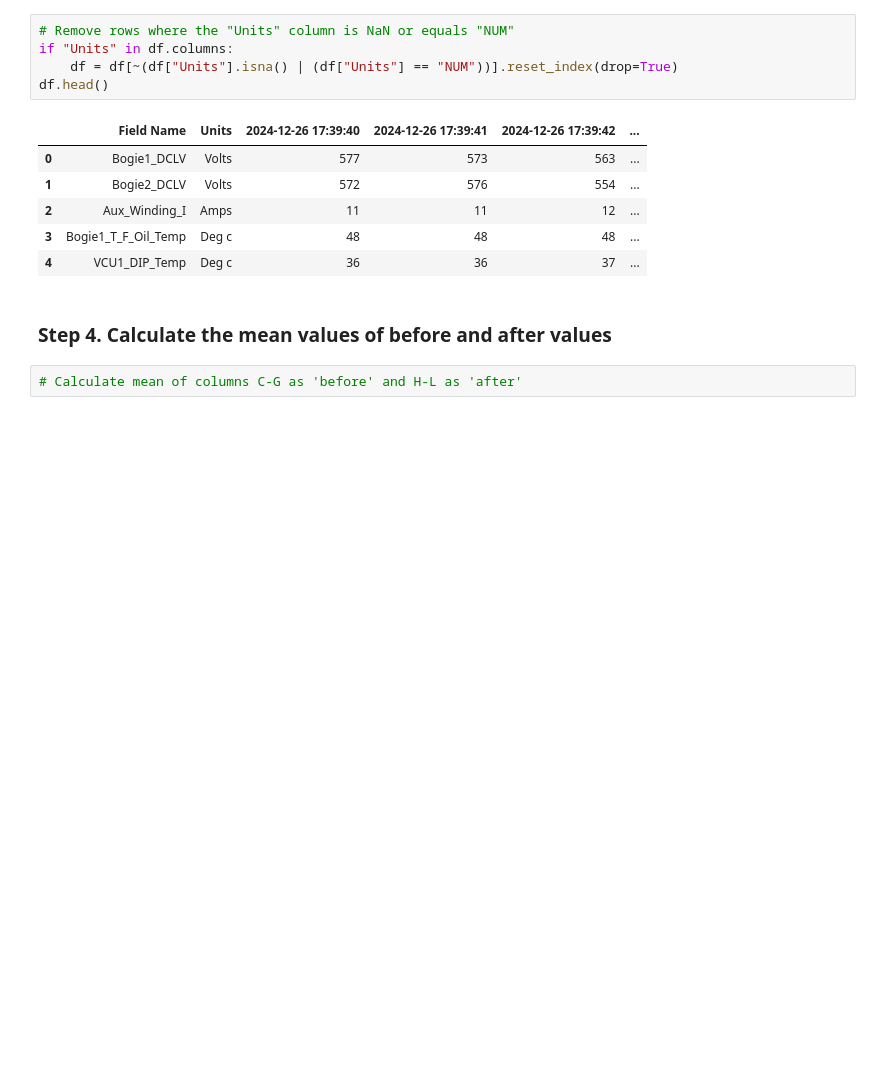
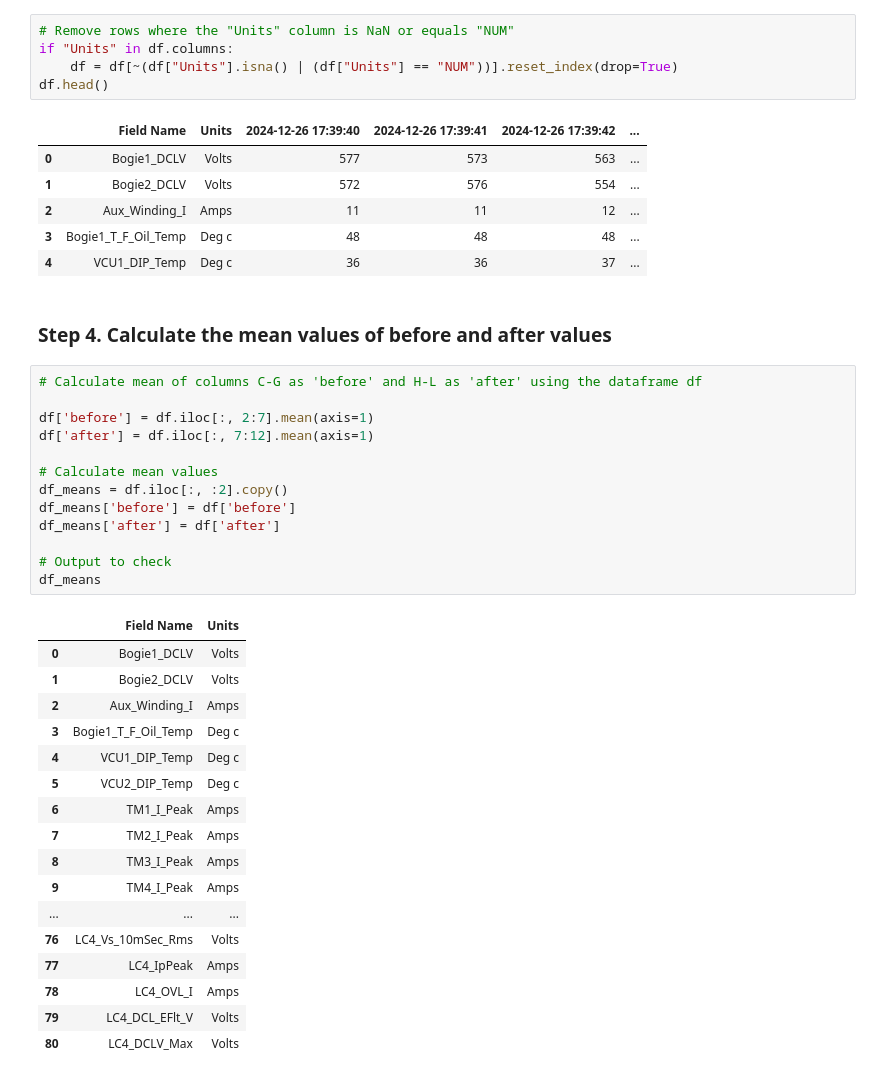
Before and after one commit to jasurlive/THESIS_WSU, a Jupyter notebook: main.ipynb, the cells around one changed output. Cells and saved outputs as stored; diff of their text form; blank space fills up the shorter version.

Commit message:
Step 4. Mean values calculated

```diff
--- a/main.ipynb
+++ b/main.ipynb
@@ -71,4 +71,33 @@ df.head()
 # %% [markdown]
 ### Step 4. Calculate the mean values of before and after values
 # %%
-# Calculate mean of columns C-G as 'before' and H-L as 'after'
+# Calculate mean of columns C-G as 'before' and H-L as 'after' using the dataframe df
+
+df['before'] = df.iloc[:, 2:7].mean(axis=1)
+df['after'] = df.iloc[:, 7:12].mean(axis=1)
+
+# Calculate mean values
+df_means = df.iloc[:, :2].copy()
+df_means['before'] = df['before']
+df_means['after'] = df['after']
+
+# Output to check
+df_means
+# %% [output]
+|  | Field Name | Units |
+| 0 | Bogie1_DCLV | Volts |
+| 1 | Bogie2_DCLV | Volts |
+| 2 | Aux_Winding_I | Amps |
+| 3 | Bogie1_T_F_Oil_Temp | Deg c |
+| 4 | VCU1_DIP_Temp | Deg c |
+| 5 | VCU2_DIP_Temp | Deg c |
+| 6 | TM1_I_Peak | Amps |
+| 7 | TM2_I_Peak | Amps |
+| 8 | TM3_I_Peak | Amps |
+| 9 | TM4_I_Peak | Amps |
+| ... | ... | ... |
+| 76 | LC4_Vs_10mSec_Rms | Volts |
+| 77 | LC4_IpPeak | Amps |
+| 78 | LC4_OVL_I | Amps |
+| 79 | LC4_DCL_EFlt_V | Volts |
+| 80 | LC4_DCLV_Max | Volts |
```
